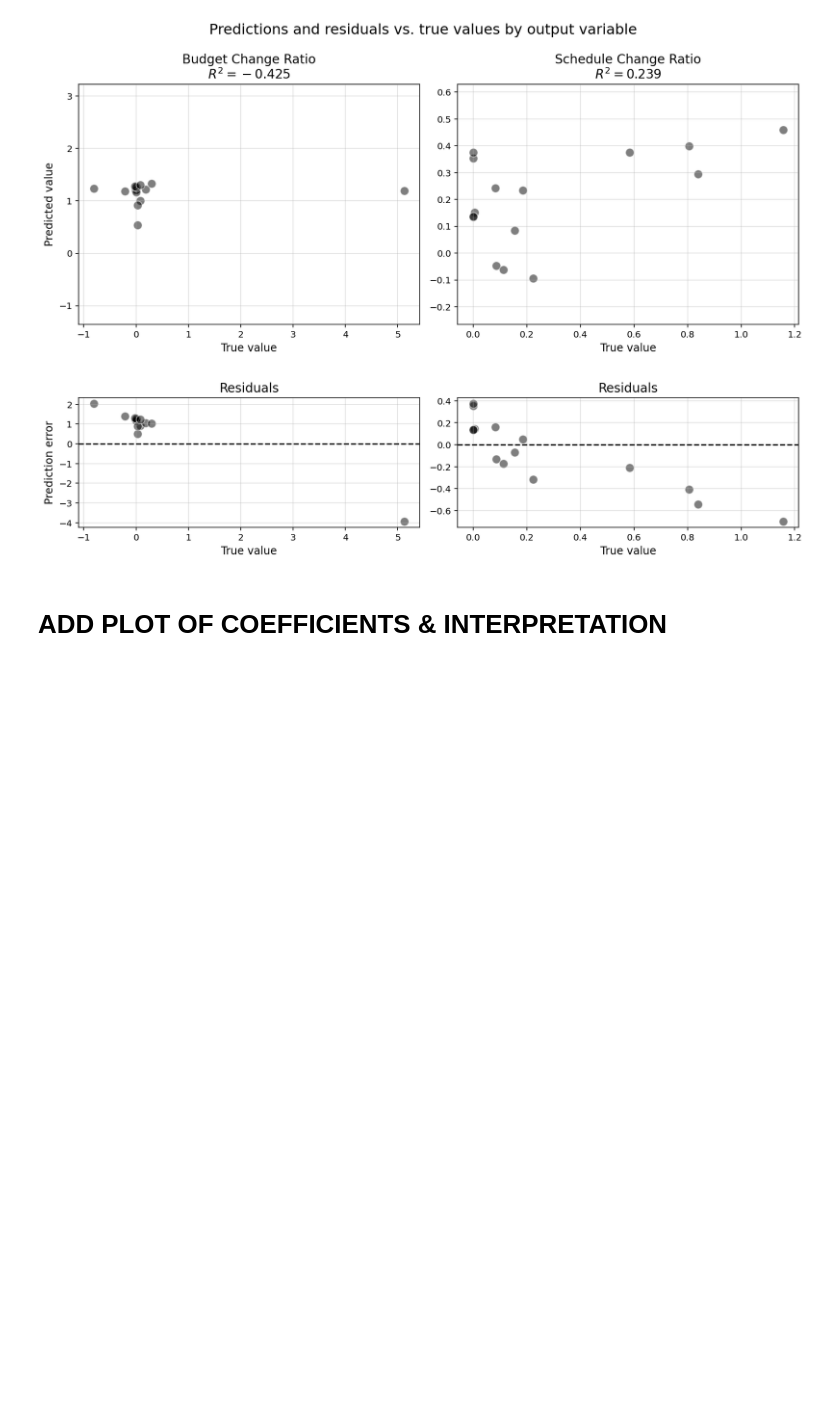
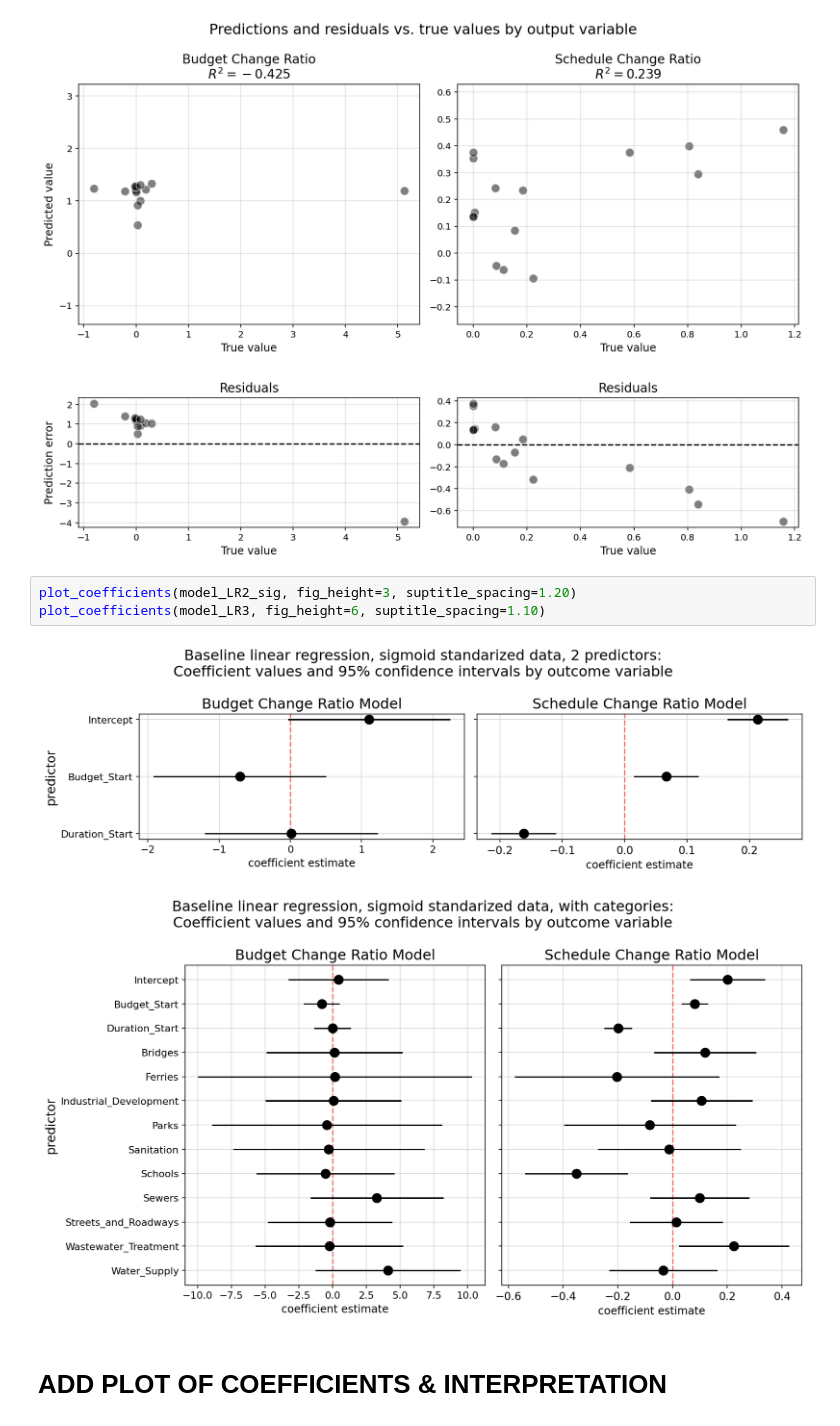
Before and after one commit to sedelmeyer/cs109b_groupproject, a Jupyter notebook: notebooks/05_baseline_linear_models.ipynb, the cells around one changed output. Drawn from its saved outputs; the diff is of its cells as text; blank space fills up the shorter version.

Commit message:
model(base): add coefficient plots for linear models

```diff
--- a/notebooks/05_baseline_linear_models.ipynb
+++ b/notebooks/05_baseline_linear_models.ipynb
@@ -495,6 +496,12 @@ plot_true_pred(model_dict=model_LR2, dataset='test')
 [figure]
 [figure]
 [figure]
+# %%
+plot_coefficients(model_LR2_sig, fig_height=3, suptitle_spacing=1.20)
+plot_coefficients(model_LR3, fig_height=6, suptitle_spacing=1.10)
+# %% [output]
+[figure, added]
+[figure, added]
 # %% [markdown]
 # ADD PLOT OF COEFFICIENTS & INTERPRETATION
 # %% [markdown]
```
Also changed, not shown: parts of 4 cells of this notebook.
